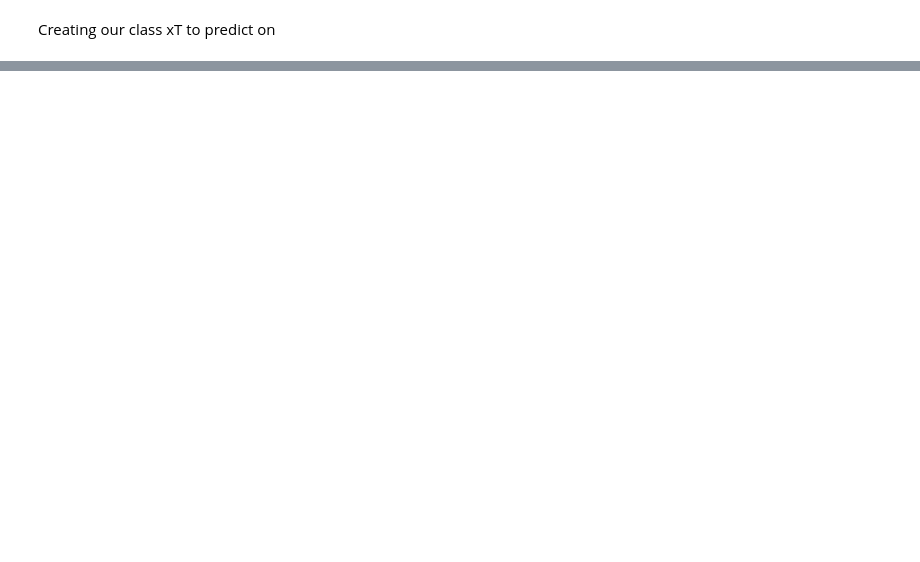
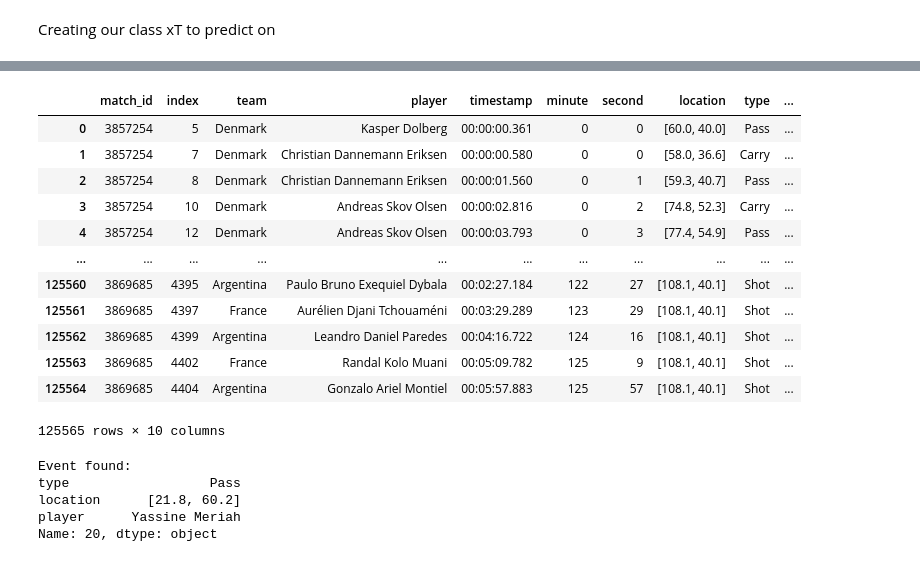
Before and after one commit to MohammedKnio/Msc_xT_WC22, a Jupyter notebook: exploring statsbomb data.ipynb, the cells around one changed output, grey strips where cells are left out. Cells and saved outputs as stored; diff of their text form; code cells hidden in the pictures; blank space fills up the shorter version.

```diff
--- a/exploring statsbomb data.ipynb
+++ b/exploring statsbomb data.ipynb
@@ -273,0 +351,36 @@ def mov_prob(loc): # Finding the
+# %%
+# Merge the DataFrames based on 'match_id', 'index', and 'location' columns
+# Now, create a new DataFrame by taking the 'column_name' column from df1
+WC_events22_passes = WC_events22['passes'][['match_id','index', 'team', 'player' ,'timestamp','minute', 'second',  'location', 'type' ]].copy()
+WC_events22_carrys = WC_events22['carrys'][['match_id','index','team', 'player' ,'location', 'timestamp', 'minute', 'second', 'type', 'carry_end_location']].copy()
+WC_events22_dribbles = WC_events22['dribbles'][['match_id','index', 'team', 'player' ,'timestamp','minute', 'second',  'location', 'type' ]].copy()
+WC_events22_shot = WC_events22['shots'][['match_id','index', 'team', 'player' ,'timestamp','minute', 'second',  'location', 'type']].copy()
+
+# Merge the DataFrames based on 'index' and 'location' columns
+# Combine the DataFrames by stacking them vertically (top on top)
+final_df = pd.concat([WC_events22_passes, WC_events22_carrys, WC_events22_dribbles, WC_events22_shot
+
+                      ], axis=0)
+# The most important events that we have is shoot, pass, dribble, carry.
+
+# Sort the final DataFrame by 'index' column
+final_df.sort_values(by=['match_id','index'], inplace=True)
+
+# Reset the index of the DataFrame
+final_df.reset_index(drop=True, inplace=True)
+
+final_df
+# %% [output]
+|  | match_id | index | team | player | timestamp | minute | second | location | type | ... |
+| 0 | 3857254 | 5 | Denmark | Kasper Dolberg | 00:00:00.361 | 0 | 0 | [60.0, 40.0] | Pass | ... |
+| 1 | 3857254 | 7 | Denmark | Christian Dannemann Eriksen | 00:00:00.580 | 0 | 0 | [58.0, 36.6] | Carry | ... |
+| 2 | 3857254 | 8 | Denmark | Christian Dannemann Eriksen | 00:00:01.560 | 0 | 1 | [59.3, 40.7] | Pass | ... |
+| 3 | 3857254 | 10 | Denmark | Andreas Skov Olsen | 00:00:02.816 | 0 | 2 | [74.8, 52.3] | Carry | ... |
+| 4 | 3857254 | 12 | Denmark | Andreas Skov Olsen | 00:00:03.793 | 0 | 3 | [77.4, 54.9] | Pass | ... |
+| ... | ... | ... | ... | ... | ... | ... | ... | ... | ... | ... |
+| 125560 | 3869685 | 4395 | Argentina | Paulo Bruno Exequiel Dybala | 00:02:27.184 | 122 | 27 | [108.1, 40.1] | Shot | ... |
+| 125561 | 3869685 | 4397 | France | Aurélien Djani Tchouaméni | 00:03:29.289 | 123 | 29 | [108.1, 40.1] | Shot | ... |
+| 125562 | 3869685 | 4399 | Argentina | Leandro Daniel Paredes | 00:04:16.722 | 124 | 16 | [108.1, 40.1] | Shot | ... |
+| 125563 | 3869685 | 4402 | France | Randal Kolo Muani | 00:05:09.782 | 125 | 9 | [108.1, 40.1] | Shot | ... |
+| 125564 | 3869685 | 4404 | Argentina | Gonzalo Ariel Montiel | 00:05:57.883 | 125 | 57 | [108.1, 40.1] | Shot | ... |
+125565 rows × 10 columns
@@ -273,0 +417,38 @@ def mov_prob(loc): # Finding the
+# %%
+# 3857254, 20
+
+
+# Function to get the event details based on match_id and index
+def get_event_by_match_and_index(match_id, event_index):
+    # Get the events for the specific match
+    events = sb.events(match_id=match_id)
+
+    # Check if the event_index exists in the DataFrame
+    if event_index in events.index:
+        event_details = events.loc[event_index] # if we want a general output
+        event_details = events.loc[event_index, ['type', 'location', 'player']] # if we want specific columns
+
+        return event_details
+    else:
+        return None  # Event with given index not found in the match
+
+# Example usage
+
+# Replace these values with the desired match_id and event_index
+match_id = 3857254  # Replace with your match_id
+event_index = 20  # Replace with the desired event index
+
+# Get the event details for the given match_id and event_index
+event_details = get_event_by_match_and_index(match_id, event_index)
+
+if event_details is not None:
+    print("Event found:")
+    print(event_details)
+else:
+    print("Event not found. Please check your match_id and event_index.")
+# %% [output]
+Event found:
+type                  Pass
+location      [21.8, 60.2]
+player      Yassine Meriah
+Name: 20, dtype: object
```
Also changed, not shown: parts of 13 cells of this notebook.
